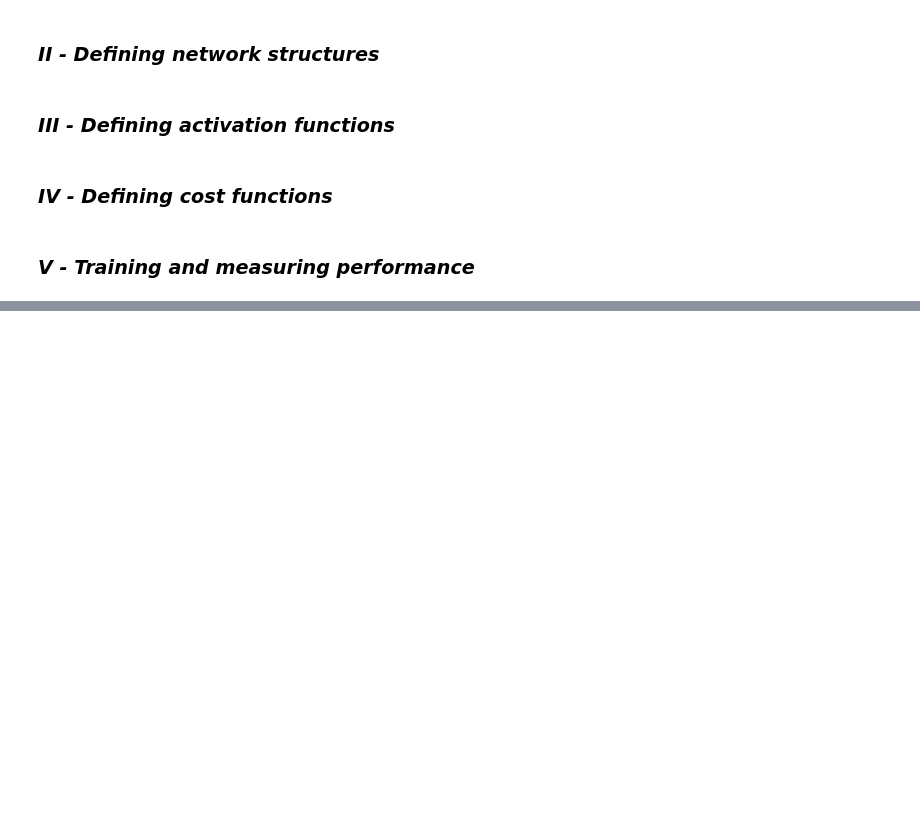
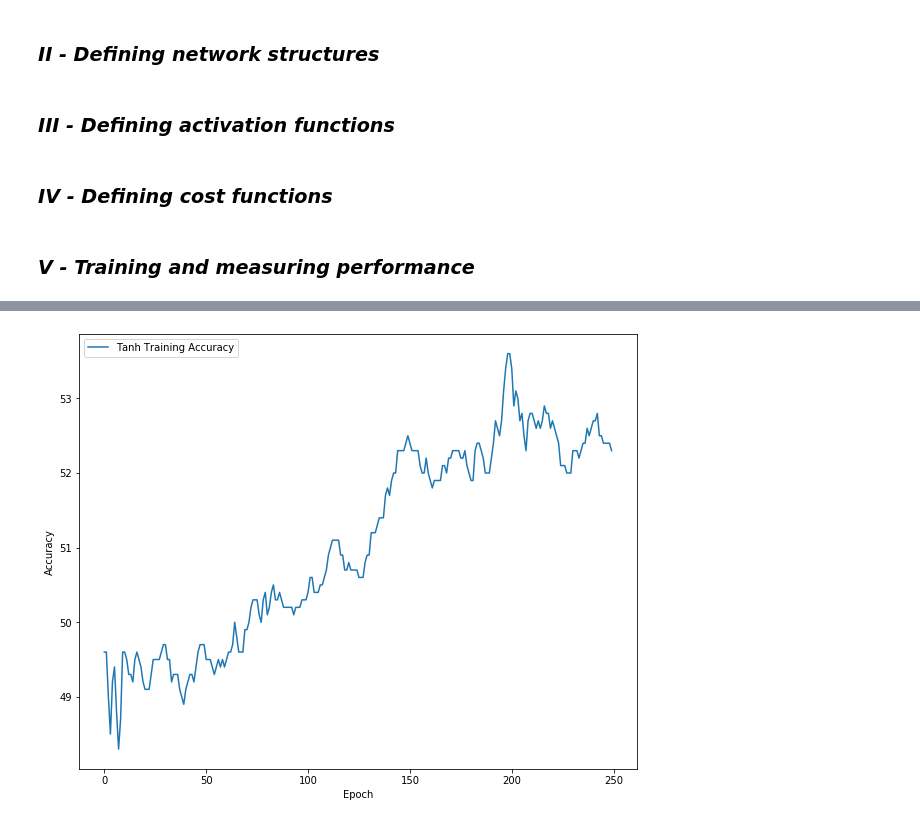
Before and after one commit to Laragervaise/Deep-Learning, a Jupyter notebook: proj2.ipynb, the cells around one changed output, grey strips where cells are left out. Cells and saved outputs as stored; diff of their text form; code cells hidden in the pictures; blank space fills up the shorter version.

```diff
--- a/proj2.ipynb
+++ b/proj2.ipynb
@@ -305,0 +431,4 @@ print(acc_relu)
+# %%
+plot_acc(history_tanh, 'Tanh', train_history = True, test_history = False)
+# %% [output]
+[figure, added]
```
Also changed, not shown: parts of 29 cells of this notebook.
